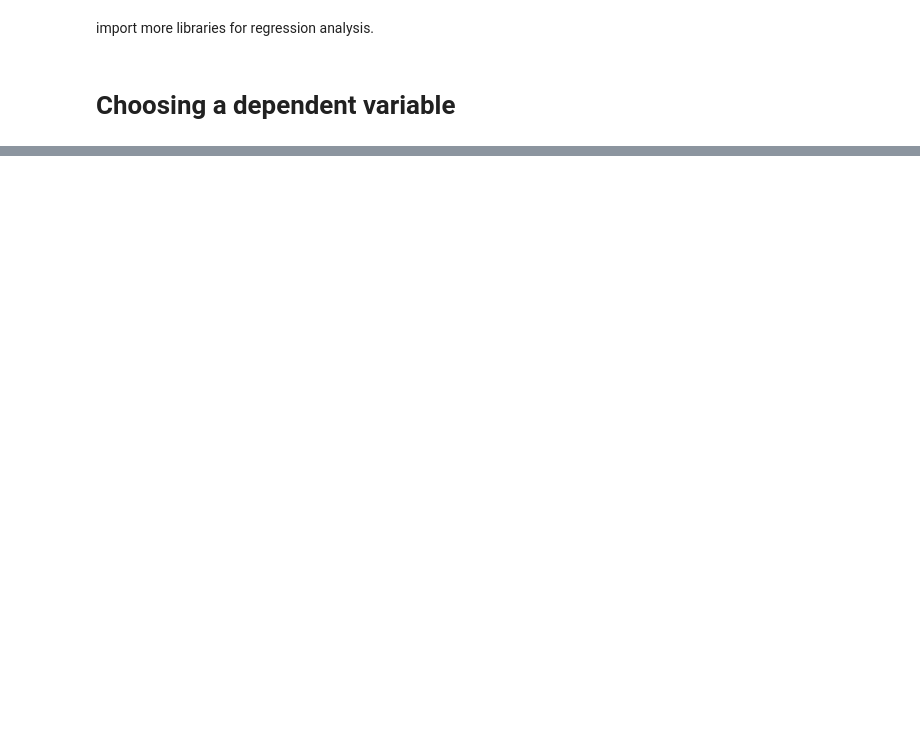
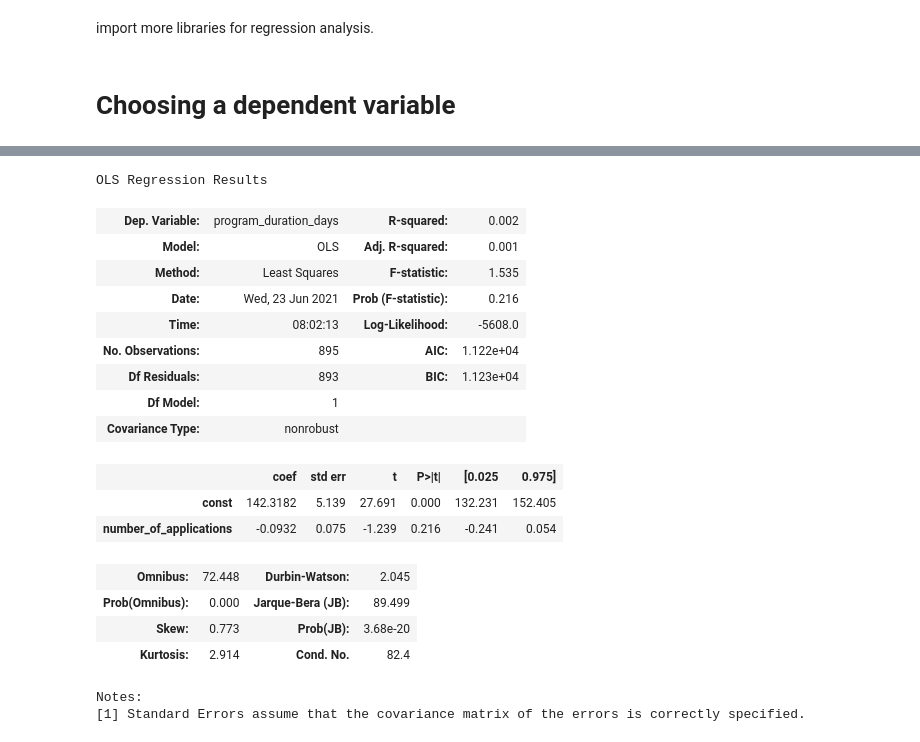
Before and after one commit to samokoye/Machine-Learning, a Jupyter notebook: Pathrise Business Analysis/Data Analysis for Pathrise Company.ipynb, the cells around one changed output, grey strips where cells are left out. Cells and saved outputs as stored; diff of their text form; code cells hidden in the pictures; blank space fills up the shorter version.

```diff
--- a/Pathrise Business Analysis/Data Analysis for Pathrise Company.ipynb
+++ b/Pathrise Business Analysis/Data Analysis for Pathrise Company.ipynb
@@ -294,11 +294,3 @@ duration_under_mean/total_no_duration *100
 # %% [markdown]
 INSIGHT:
 Median seems to be a better measure as the percentage of duration were about the same from either side, and also because the distribution isn't normal. Hence, I can say that 38% of fellows who stayed for 111 days will be placed based on what the data revealed in the plots above showing placed fellows spent less days in the Pathrise program and turned in less number of application. I would suggest that a fellow crosses this 111 days mark, Pathrise should ramp up their game as the fellow's chances of placement could be reducing.
-# %%
-#fill in the missing values for each category
-df['work_authorization_status'].fillna('Work_Auth_Miss', inplace = True)
-df['employment_status '].fillna('Empl_Status_Miss', inplace = True) #there was a space at the end of the employment status column title
-df['professional_experience'].fillna('Prof_Exp_Miss', inplace = True)
-df['number_of_interviews'].fillna('Numb_Interview_Miss', inplace = True)
-df['length_of_job_search'].fillna('Length_JobSearch_Miss', inplace = True)
-df['highest_level_of_education'].fillna('Level_Education_Miss', inplace = True)
@@ -326,0 +378,28 @@ The #2 is a linear regression progression problem and i will be using "program_d
+# %%
+#Building the second model
+SModel = sm.OLS(y_train, X_train)
+
+# Fitting the model
+SModel_results = SModel.fit()
+# Evaluating the model
+SModel_results.summary()
+# %% [output]
+OLS Regression Results
+| Dep. Variable: | program_duration_days | R-squared: | 0.002 |
+| Model: | OLS | Adj. R-squared: | 0.001 |
+| Method: | Least Squares | F-statistic: | 1.535 |
+| Date: | Wed, 23 Jun 2021 | Prob (F-statistic): | 0.216 |
+| Time: | 08:02:13 | Log-Likelihood: | -5608.0 |
+| No. Observations: | 895 | AIC: | 1.122e+04 |
+| Df Residuals: | 893 | BIC: | 1.123e+04 |
+| Df Model: | 1 |  |  |
+| Covariance Type: | nonrobust |  |  |
+|  | coef | std err | t | P>|t| | [0.025 | 0.975] |
+| const | 142.3182 | 5.139 | 27.691 | 0.000 | 132.231 | 152.405 |
+| number_of_applications | -0.0932 | 0.075 | -1.239 | 0.216 | -0.241 | 0.054 |
+| Omnibus: | 72.448 | Durbin-Watson: | 2.045 |
+| Prob(Omnibus): | 0.000 | Jarque-Bera (JB): | 89.499 |
+| Skew: | 0.773 | Prob(JB): | 3.68e-20 |
+| Kurtosis: | 2.914 | Cond. No. | 82.4 |
+Notes:
+[1] Standard Errors assume that the covariance matrix of the errors is correctly specified.
```
Also changed, not shown: parts of 50 cells of this notebook.
